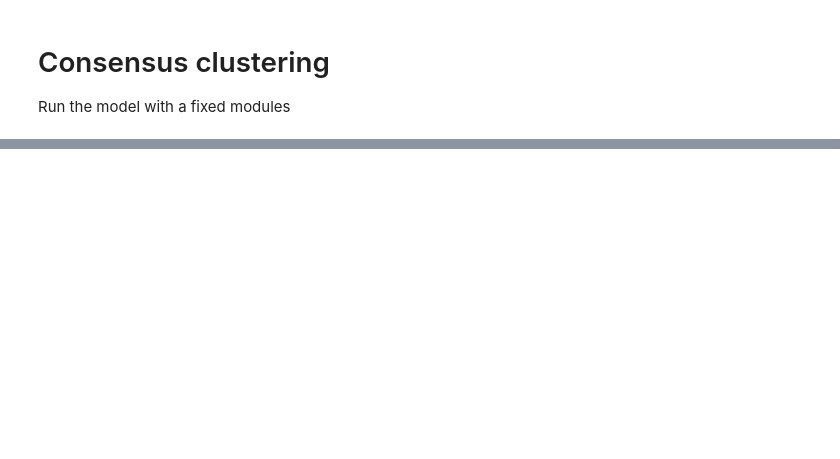
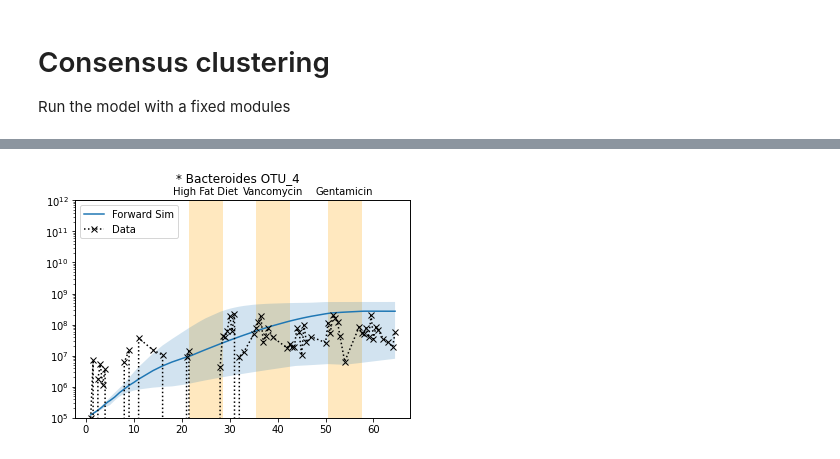
Before and after one commit to JashanSingh126/MDSINE2_Paper, a Jupyter notebook: bindertutorials/tutorial2_inference.ipynb, the cells around one changed output, grey strips where cells are left out. Drawn from its saved outputs; the diff is of its cells as text; code cells hidden in the pictures; blank space fills up the shorter version.

```diff
--- a/bindertutorials/tutorial2_inference.ipynb
+++ b/bindertutorials/tutorial2_inference.ipynb
@@ -452,0 +559,14 @@ plt.show()
+# %%
+# Forward simulate
+
+# Get the initial conditions
+subj = val['8']
+M_truth = subj.matrix()['abs']
+initial_conditions = M_truth[:,0]
+initial_conditions[initial_conditions==0] = 1e5
+times = subj.times
+
+# Forward simulate for each gibb step
+M = md2.model.gLVDynamicsSingleClustering.forward_sim_from_chain(
+    mcmc, val=subj, initial_conditions=initial_conditions, times=times,
+    simulation_dt=0.01)
@@ -452,0 +583,27 @@ plt.show()
+# %%
+# Plot the forward sims, 25th-75th percentile
+taxas = subj.taxas
+
+low = np.percentile(M, q=25, axis=0)
+high = np.percentile(M, q=75, axis=0)
+med = np.percentile(M, q=50, axis=0)
+
+oidx = 3
+
+fig = plt.figure()
+ax = fig.add_subplot(111)
+ax.fill_between(times, y1=low[oidx, :], y2=high[oidx, :], alpha=0.2)
+ax.plot(times, med[oidx,:], label='Forward Sim')
+ax.plot(times, M_truth[oidx, :], label='Data', marker='x', color='black',
+       linestyle=':')
+ax.set_yscale('log')
+
+md2.visualization.shade_in_perturbations(ax, perturbations=subj.perturbations, subj=subj)
+ax.set_ylim(bottom=1e5, top=1e12)
+
+ax.legend()
+
+fig.suptitle(md2.taxaname_for_paper(taxas[oidx], taxas))
+plt.show()
+# %% [output]
+[figure, added]
```
Also changed, not shown: parts of 23 cells of this notebook, 5 other files.
